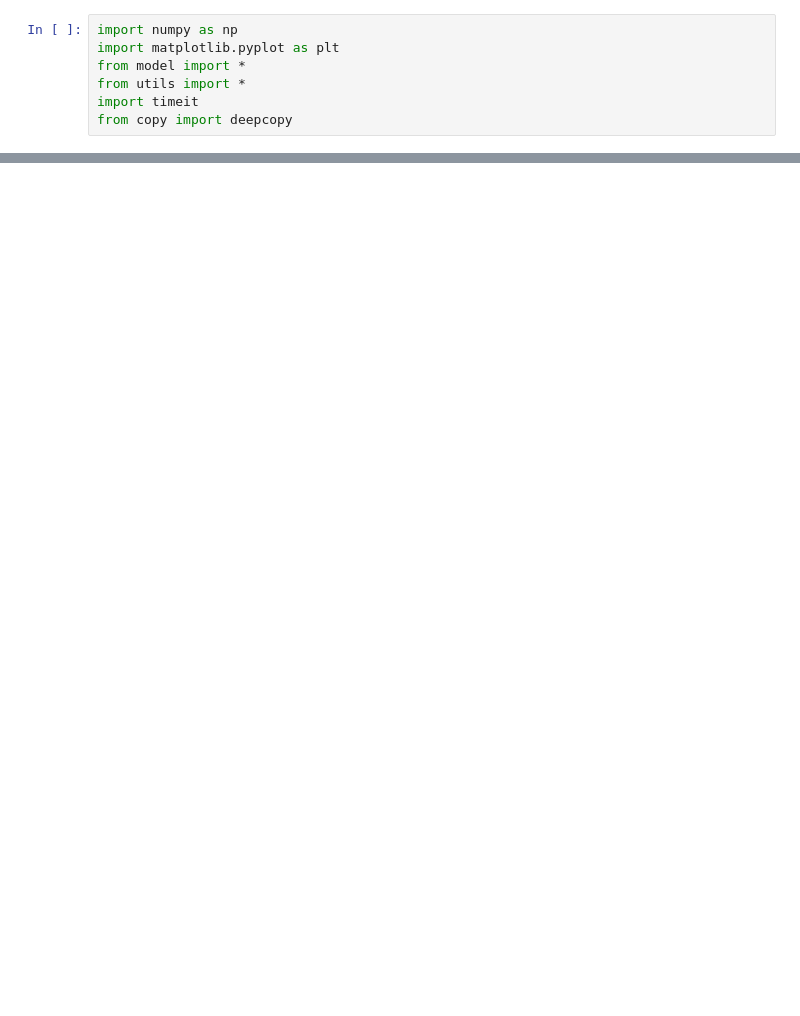
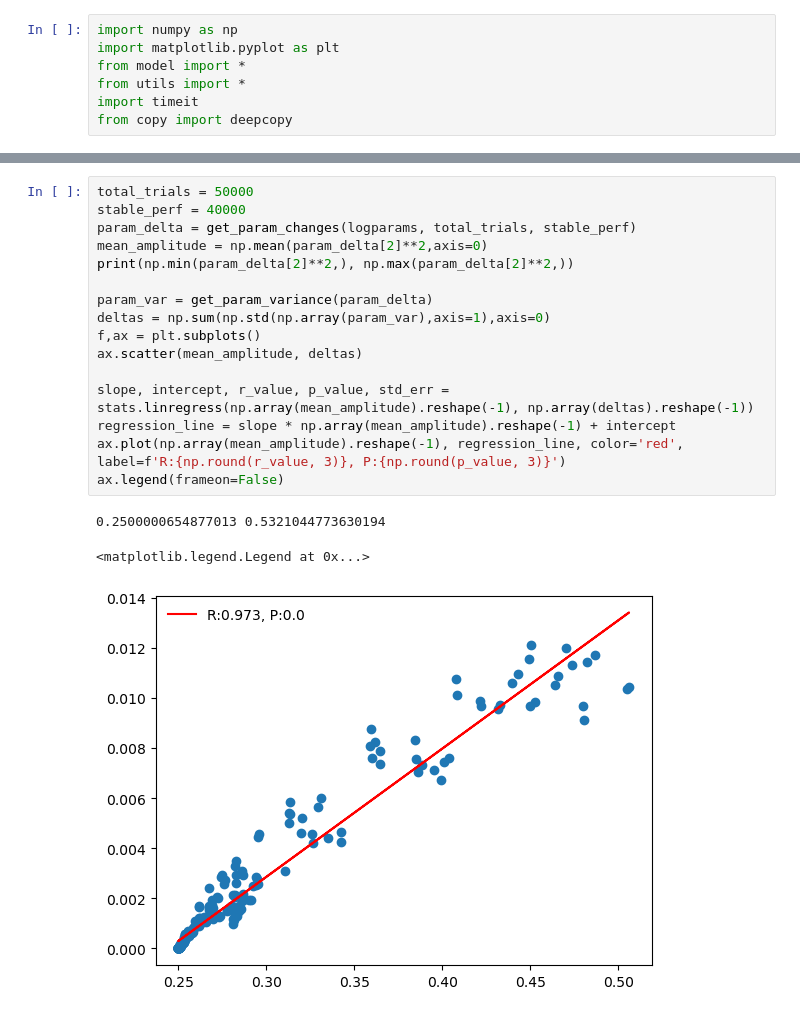
Before and after one commit to mgkumar138/online_pf_learning, a Jupyter notebook: online/2D/analyze.ipynb, the cells around one changed output, grey strips where cells are left out. Cells and saved outputs as stored; diff of their text form; blank space fills up the shorter version.

```diff
--- a/online/2D/analyze.ipynb
+++ b/online/2D/analyze.ipynb
@@ -80,0 +15,20 @@ plt.imshow(pcs[:,4].reshape(51,51))
+# %%
+total_trials = 50000
+stable_perf = 40000
+param_delta = get_param_changes(logparams, total_trials, stable_perf)
+mean_amplitude = np.mean(param_delta[2]**2,axis=0)
+print(np.min(param_delta[2]**2,), np.max(param_delta[2]**2,))
+
+param_var = get_param_variance(param_delta)
+deltas = np.sum(np.std(np.array(param_var),axis=1),axis=0)
+f,ax = plt.subplots()
+ax.scatter(mean_amplitude, deltas)
+
+slope, intercept, r_value, p_value, std_err = stats.linregress(np.array(mean_amplitude).reshape(-1), np.array(deltas).reshape(-1))
+regression_line = slope * np.array(mean_amplitude).reshape(-1) + intercept
+ax.plot(np.array(mean_amplitude).reshape(-1), regression_line, color='red', label=f'R:{np.round(r_value, 3)}, P:{np.round(p_value, 3)}')
+ax.legend(frameon=False)
+# %% [output]
+0.2500000654877013 0.5321044773630194
+<matplotlib.legend.Legend at 0x...>
+[figure, added]
```
Also changed, not shown: parts of 17 cells of this notebook, 8 other files.
